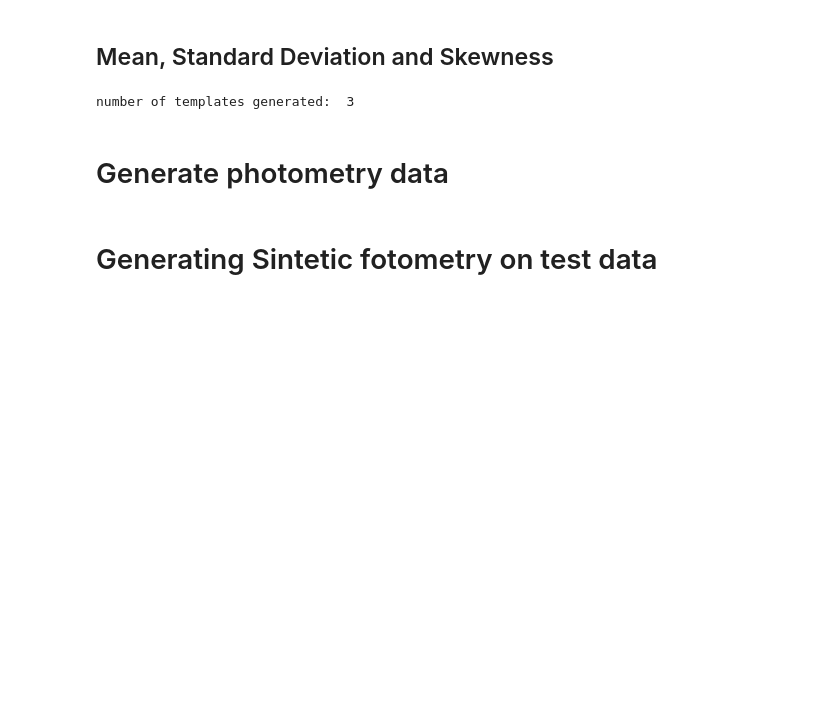
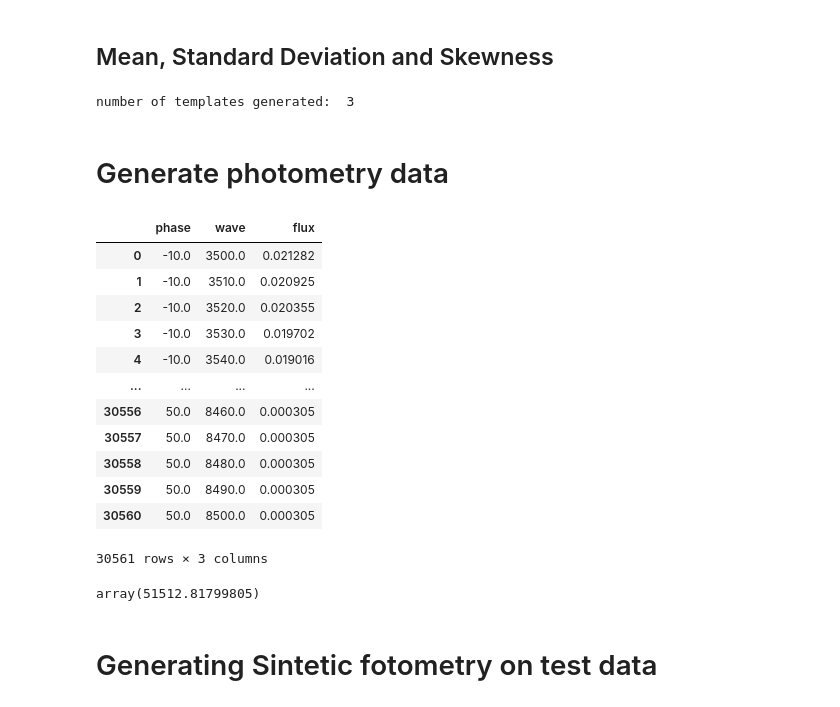
Before and after one commit to joaofrancafisica/SNFACTORY_SNTRAIN, a Jupyter notebook: TRAIN_TEST.ipynb, the cells around one changed output. Cells and saved outputs as stored; diff of their text form; code cells hidden in the pictures; blank space fills up the shorter version.

```diff
--- a/TRAIN_TEST.ipynb
+++ b/TRAIN_TEST.ipynb
@@ -225,6 +210,22 @@ csp_filters = [sncosmo.get_bandpass('cspg'), sncosmo.get_bandpass('cspr'), sncos
 # photometry grid
 PHOTO_XGRID = np.linspace(-10, 45, 16, dtype=int)
 WAVE_GRID = np.linspace(3500, 8500, 501, dtype=int)
+# %%
+templates[0]
+# %% [output]
+|  | phase | wave | flux |
+| 0 | -10.0 | 3500.0 | 0.021282 |
+| 1 | -10.0 | 3510.0 | 0.020925 |
+| 2 | -10.0 | 3520.0 | 0.020355 |
+| 3 | -10.0 | 3530.0 | 0.019702 |
+| 4 | -10.0 | 3540.0 | 0.019016 |
+| ... | ... | ... | ... |
+| 30556 | 50.0 | 8460.0 | 0.000305 |
+| 30557 | 50.0 | 8470.0 | 0.000305 |
+| 30558 | 50.0 | 8480.0 | 0.000305 |
+| 30559 | 50.0 | 8490.0 | 0.000305 |
+| 30560 | 50.0 | 8500.0 | 0.000305 |
+30561 rows × 3 columns
 # %%
 def function_gen(data, dwave=10, returnfun="on"):
     """
@@ -263,6 +264,10 @@ def function_gen(data, dwave=10, returnfun="on"):
                 temp_data = [temp_phase, temp_flux, temp_eflux, temp_filter, temp_zp, temp_zpsys] # to save as a pandas dataframe
                 temp_data = pd.DataFrame(np.array(temp_data).T, columns=["time", "flux", "fluxerr", "band", "zp", "zpsys"]) # collumn names in agreement with sncosmo
         return temp_data
+# %%
+function_gen(templates[0])[0](0.)
+# %% [output]
+array(51512.81799805)
 # %%
 # Filters dictionary
 M0_filt = dict({'cspg':function_gen(templates[0])[0],
```
Also changed, not shown: parts of 10 cells of this notebook.
